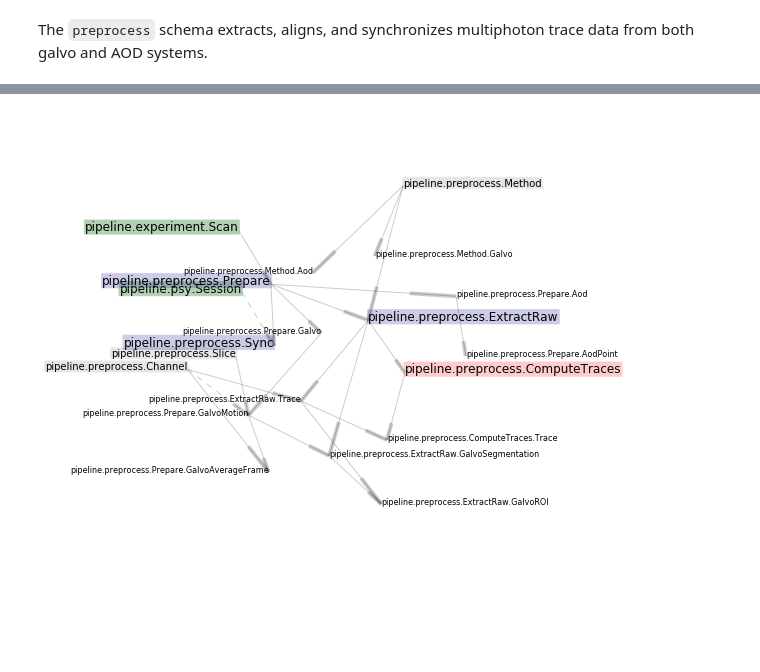
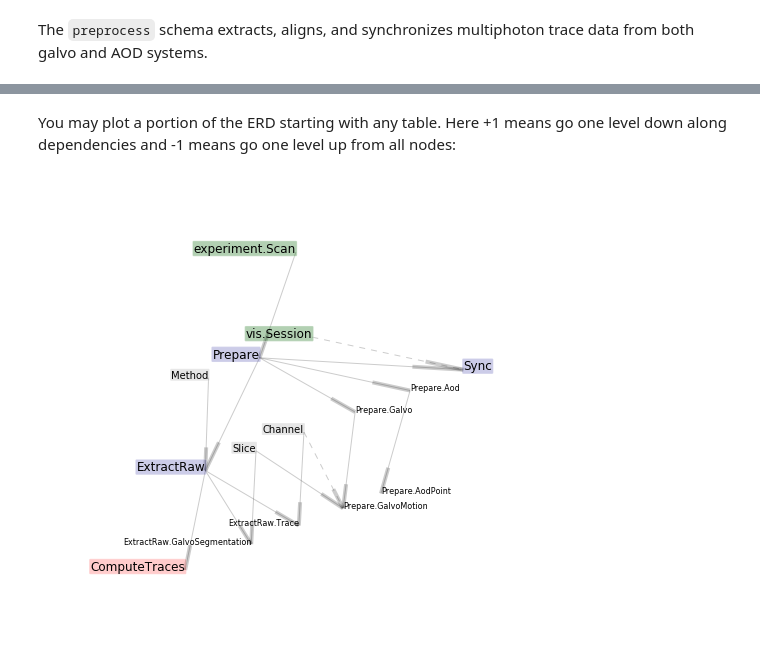
Before and after one commit to cajal/pipeline, a Jupyter notebook: python/jupyter/notebooks/pipeline_preprocess.ipynb, the cells around one changed output, grey strips where cells are left out. Saved outputs shown, nothing was run; the diff lists cells and outputs as text; code cells hidden in the pictures; blank space fills up the shorter version.

```diff
--- a/python/jupyter/notebooks/pipeline_preprocess.ipynb
+++ b/python/jupyter/notebooks/pipeline_preprocess.ipynb
@@ -29,4 +29,6 @@ The schema has dependencies on schemas `pipeline.experiment` and `pipeline.psy`:
+# %% [markdown]
+You may plot a portion of the ERD starting with any table.  Here +1 means go one level down along dependencies and -1 means go one level up from all nodes:
 # %%
-(dj.ERD(preprocess)-1).draw()
+(dj.ERD(preprocess.Prepare())+2-1).draw()
 # %% [output]
-[figure, old version]
+[figure, new version]
```
Also changed, not shown: parts of 17 cells of this notebook, 3 other files.
